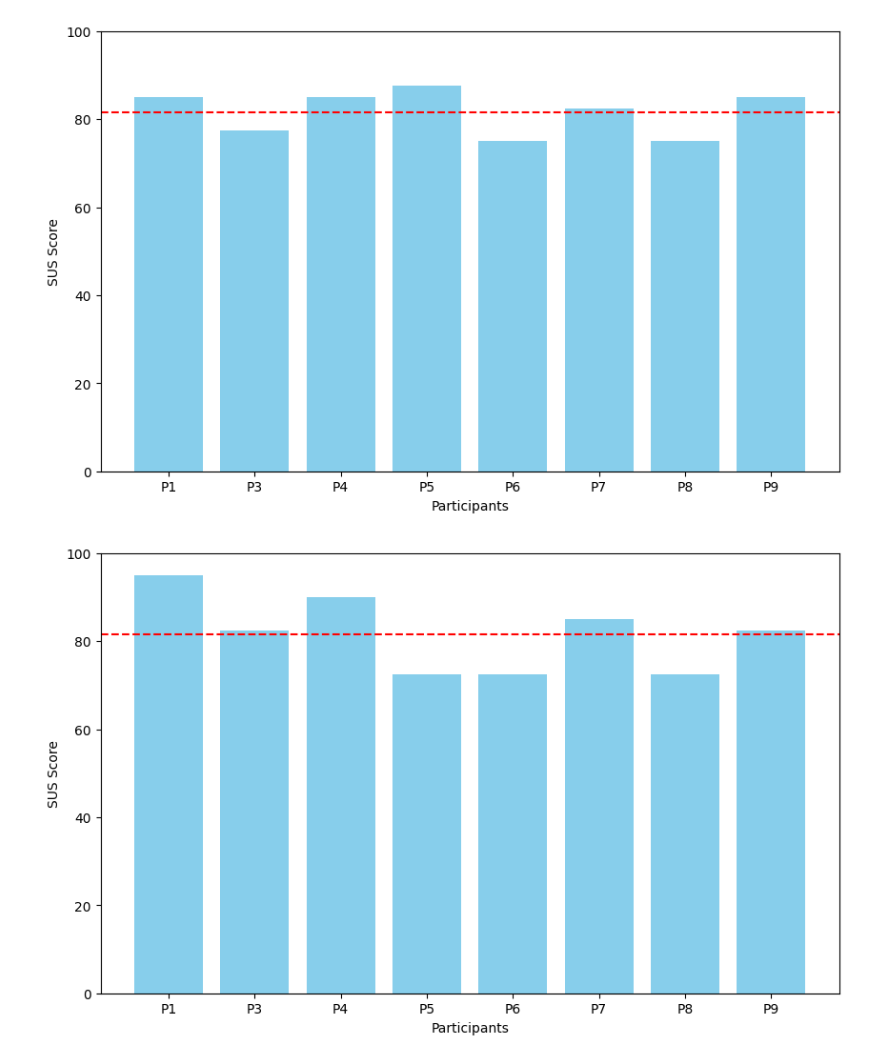
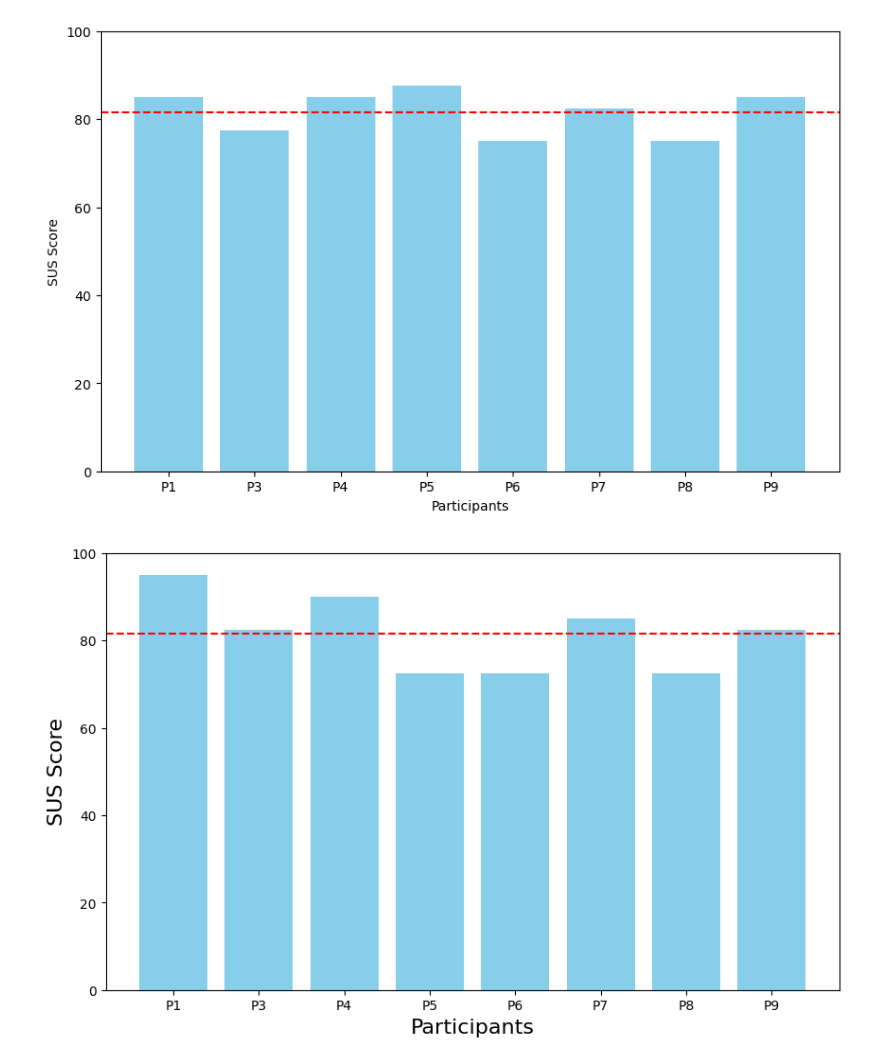
Before and after one commit to DavidMueller1/master-thesis-jupyter-plots, a Jupyter notebook: sus.ipynb, the cells around one changed output. Drawn from its saved outputs; the diff is of its cells as text; code cells hidden in the pictures.

```diff
--- a/sus.ipynb
+++ b/sus.ipynb
@@ -35,31 +35,31 @@ plt.show()
 # %%
 import matplotlib.pyplot as plt
 
 # Data
 data_hub = [
     95,
     82.5,
     90,
     72.5,
     72.5,
     85,
     72.5,
     82.5
 ]
 
 # Create a bar chart showing the distribution of data_hub values
 plt.figure(figsize=(10, 6))
 plt.bar(range(len(data_hub)), data_hub, color='skyblue')
 plt.ylim(0, 100)
-plt.xlabel('Participants')
-plt.ylabel('SUS Score')
+plt.xlabel('Participants', fontsize=16)
+plt.ylabel('SUS Score', fontsize=16)
 plt.xticks(range(len(data_hub)), [f'P{(i+1) if i < 1 else i+2}' for i in range(len(data_hub))])
 # Add average line
 plt.axhline(y=sum(data_hub) / len(data_hub), color='red', linestyle='--', label='Average')
 
 # Export the plot as PDF
-plt.savefig('output/sus_scores_distribution_dashboard.pdf', format='pdf')
+plt.savefig('output/sus_scores_dashboard.pdf', format='pdf')
 
 plt.show()
 # %% [output]
-[figure, old version]
+[figure, new version]
```
Also changed, not shown: 2 other files.
